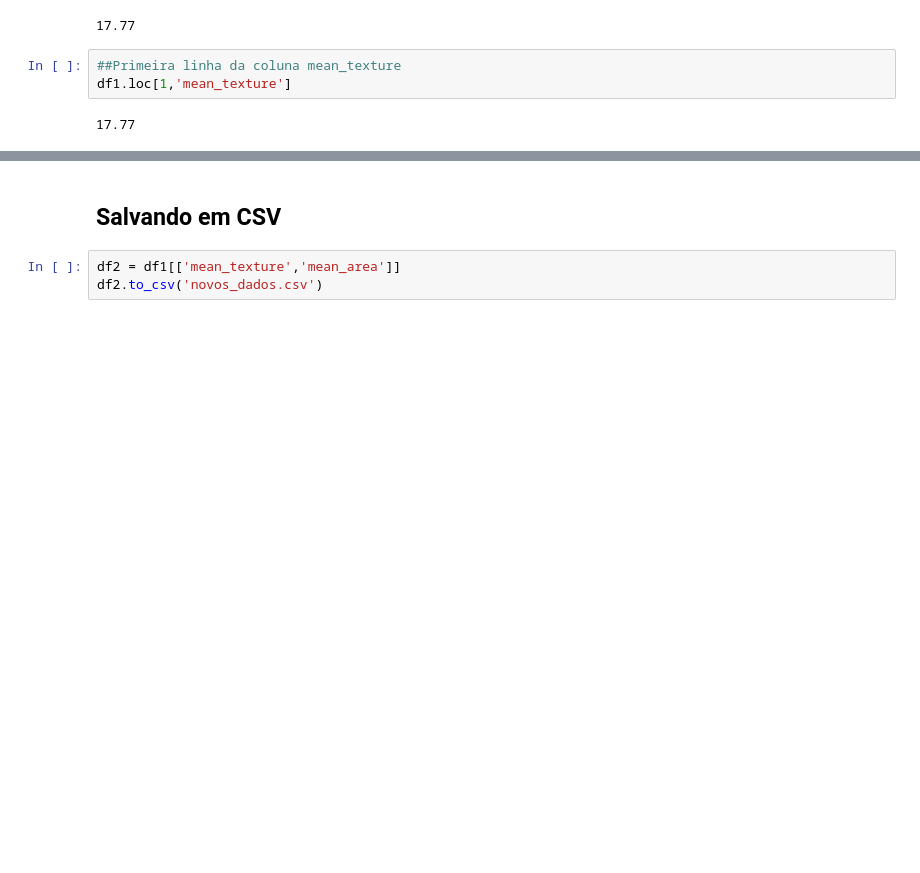
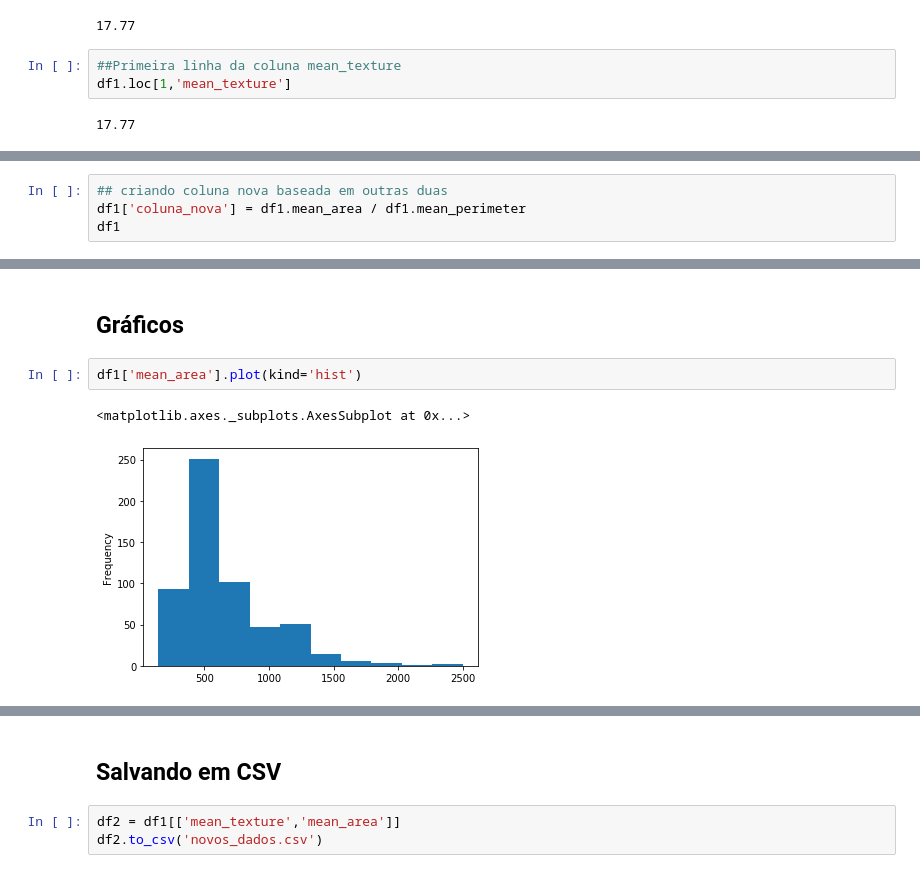
Before and after one commit to gizattos/Python, a Jupyter notebook: Pandas.ipynb, the cells around one changed output, grey strips where cells are left out. Saved outputs shown, nothing was run; the diff lists cells and outputs as text; blank space fills up the shorter version.

```diff
--- a/Pandas.ipynb
+++ b/Pandas.ipynb
@@ -157,0 +197,4 @@ df1.loc[1,'mean_texture']
+# %%
+## criando coluna nova baseada em outras duas
+df1['coluna_nova'] = df1.mean_area / df1.mean_perimeter
+df1
@@ -157,0 +247,7 @@ df1.loc[1,'mean_texture']
+# %% [markdown]
+<h2>Gráficos</h2>
+# %%
+df1['mean_area'].plot(kind='hist')
+# %% [output]
+<matplotlib.axes._subplots.AxesSubplot at 0x...>
+[figure, added]
```
Also changed, not shown: parts of 9 cells of this notebook.
